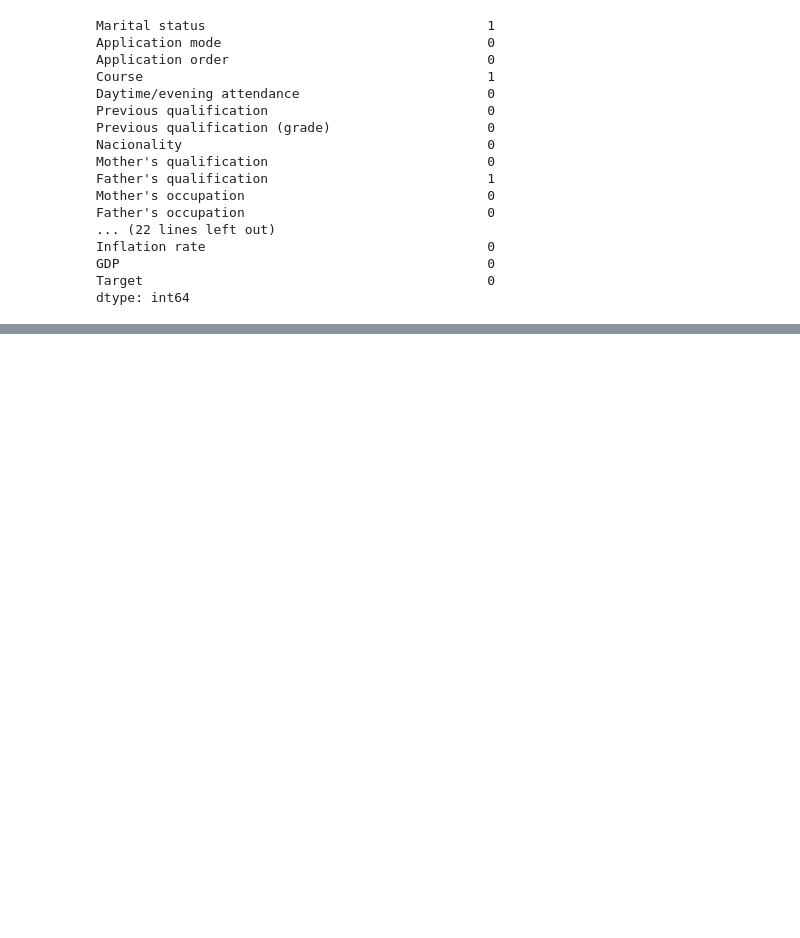
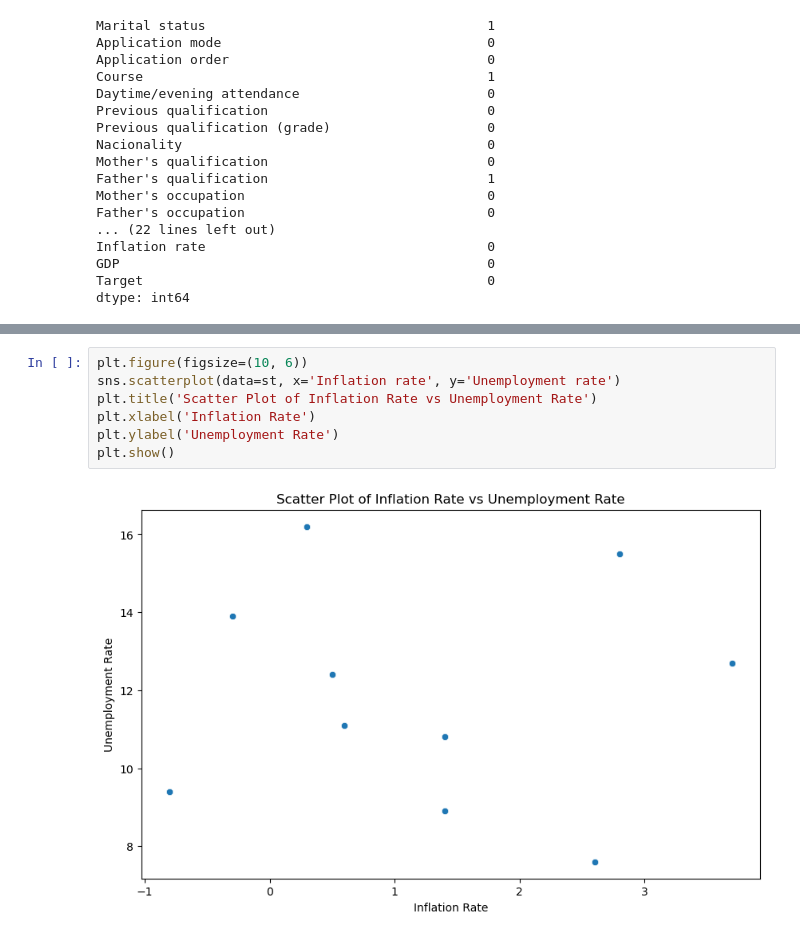
Before and after one commit to Cho1joo/Dara-Prepration, a Jupyter notebook: Choijamt_Bayartai_DPrepHDip_CA1.ipynb, the cells around one changed output, grey strips where cells are left out. Saved outputs shown, nothing was run; the diff lists cells and outputs as text; blank space fills up the shorter version.

```diff
--- a/Choijamt_Bayartai_DPrepHDip_CA1.ipynb
+++ b/Choijamt_Bayartai_DPrepHDip_CA1.ipynb
@@ -166,0 +161,9 @@ NameError: name 'aps_median' is not defined
+# %%
+plt.figure(figsize=(10, 6))
+sns.scatterplot(data=st, x='Inflation rate', y='Unemployment rate')
+plt.title('Scatter Plot of Inflation Rate vs Unemployment Rate')
+plt.xlabel('Inflation Rate')
+plt.ylabel('Unemployment Rate')
+plt.show()
+# %% [output]
+[figure, added]
```
Also changed, not shown: parts of 32 cells of this notebook.
